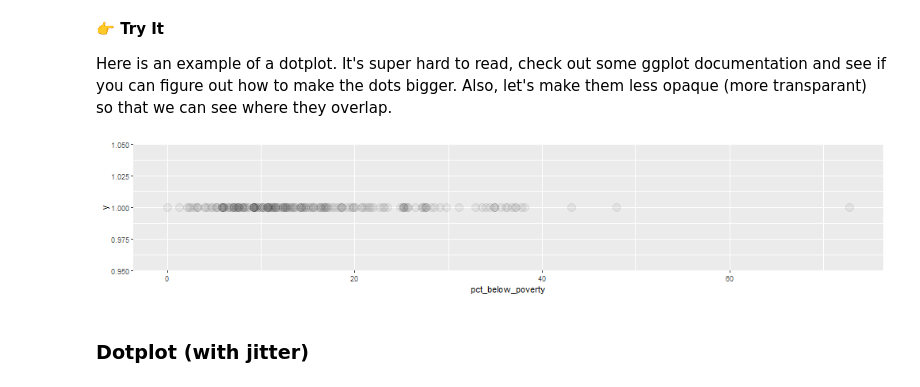
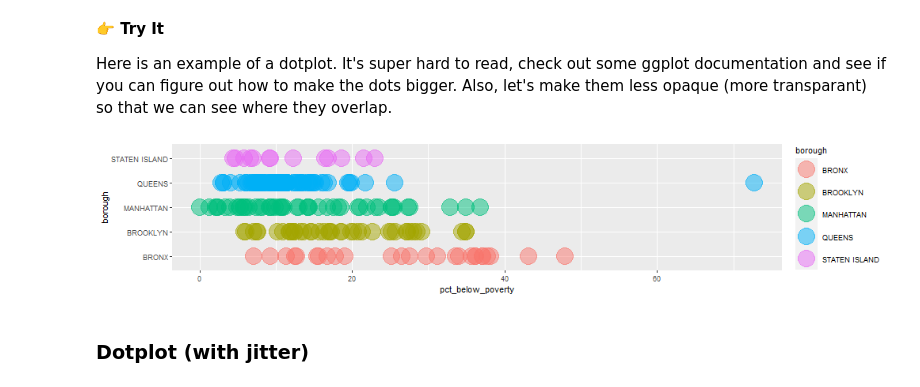
Before and after one commit to juhanarossi/ggplot-1-juhanarossi, a Jupyter notebook: notebook_Juhana_exercise1.ipynb, the cells around one changed output. Drawn from its saved outputs; the diff is of its cells as text; code cells hidden in the pictures.

```diff
--- a/notebook_Juhana_exercise1.ipynb
+++ b/notebook_Juhana_exercise1.ipynb
@@ -194,11 +199,11 @@ Here is an example of a dotplot. It's super hard to read, check out some ggplot
 # %%
 %%R -w 1000 -h 200
 
 ggplot(df) +
-    aes(x=pct_below_poverty, y=1) +
-    geom_point(alpha = 0.05, size = 5)
+    aes(x=pct_below_poverty, y=borough, color=borough) +
+    geom_point(alpha = 0.5, size = 10)
 # %% [output]
-[figure, old version]
+[figure, new version]
 # %% [markdown]
 ### Dotplot (with jitter)
 # %% [markdown]
```
Also changed, not shown: parts of 6 cells of this notebook.
